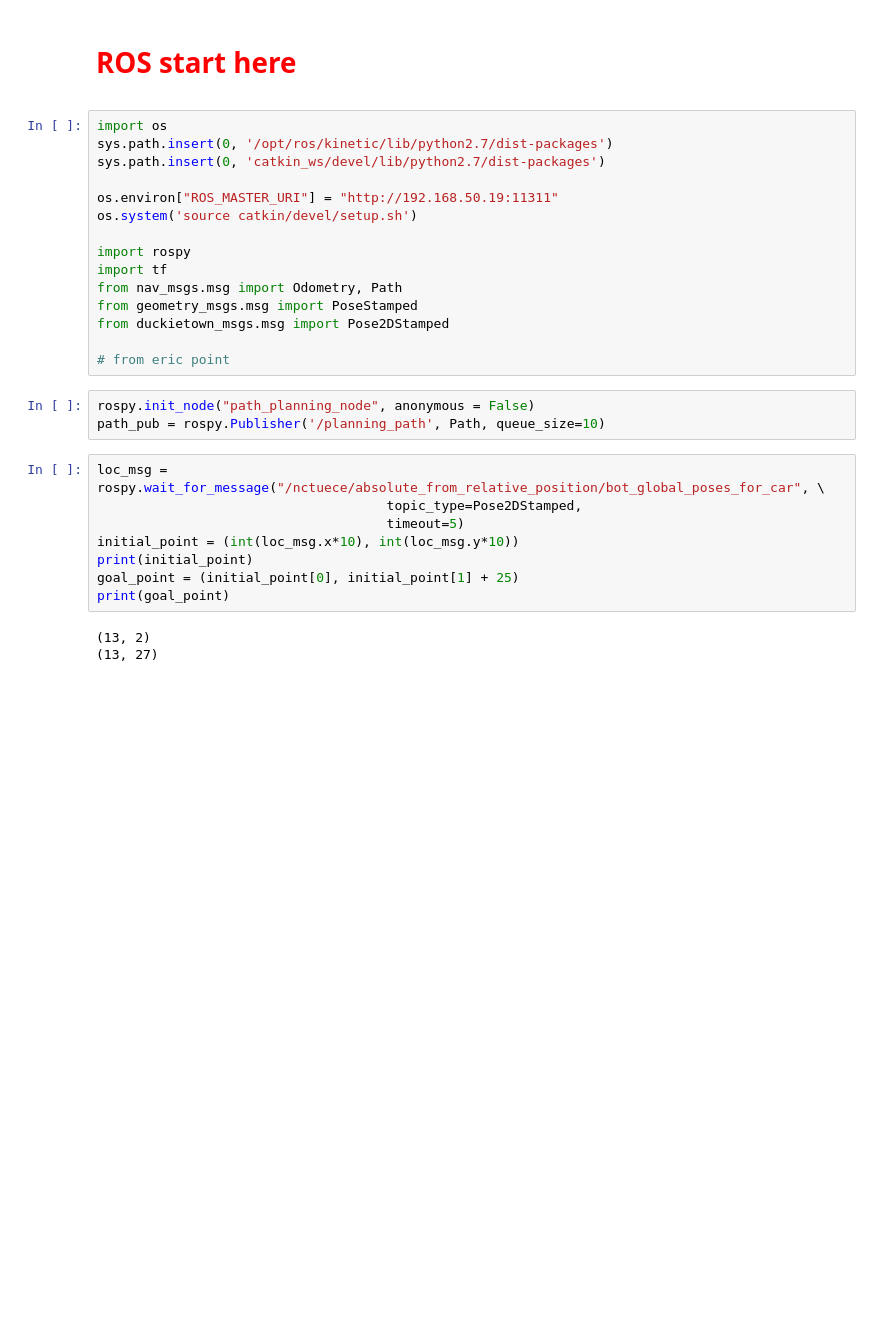
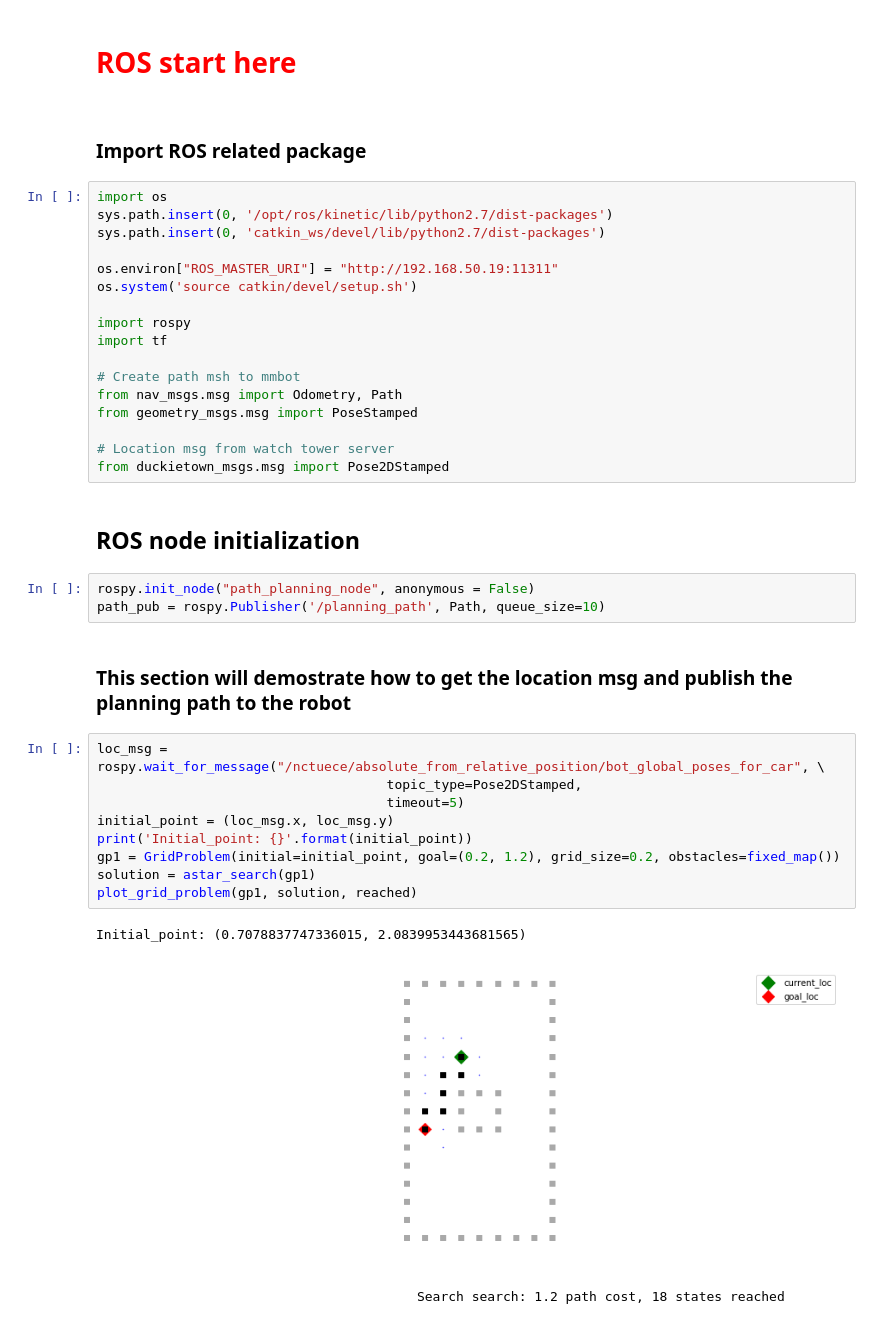
Before and after one commit to OpenPPAT/hcc-2019-lab3, a Jupyter notebook: topic1_astar_path_planning.ipynb, the cells around one changed output. Drawn from its saved outputs; the diff is of its cells as text; blank space fills up the shorter version.

```diff
--- a/topic1_astar_path_planning.ipynb
+++ b/topic1_astar_path_planning.ipynb
@@ -323,6 +343,8 @@ plot_grid_problem(gp1, sol5, reached)
 
 # ROS start here
 </font>
+# %% [markdown]
+### Import ROS related package
 # %%
 import os
 sys.path.insert(0, '/opt/ros/kinetic/lib/python2.7/dist-packages')
@@ -333,22 +355,30 @@ os.system('source catkin/devel/setup.sh')
 
 import rospy
 import tf
+
+# Create path msh to mmbot
 from nav_msgs.msg import Odometry, Path
 from geometry_msgs.msg import PoseStamped
+
+# Location msg from watch tower server
 from duckietown_msgs.msg import Pose2DStamped
-
-# from eric point
+# %% [markdown]
+## ROS node initialization
 # %%
 rospy.init_node("path_planning_node", anonymous = False)
 path_pub = rospy.Publisher('/planning_path', Path, queue_size=10)
+# %% [markdown]
+### This section will demostrate how to get the location msg and publish the planning path to the robot
 # %%
 loc_msg = rospy.wait_for_message("/nctuece/absolute_from_relative_position/bot_global_poses_for_car", \
                                      topic_type=Pose2DStamped,
                                      timeout=5)
-initial_point = (int(loc_msg.x*10), int(loc_msg.y*10))
-print(initial_point)
-goal_point = (initial_point[0], initial_point[1] + 25)
-print(goal_point)
+initial_point = (loc_msg.x, loc_msg.y)
+print('Initial_point: {}'.format(initial_point))
+gp1 = GridProblem(initial=initial_point, goal=(0.2, 1.2), grid_size=0.2, obstacles=fixed_map())
+solution = astar_search(gp1)
+plot_grid_problem(gp1, solution, reached)
 # %% [output]
-(13, 2)
-(13, 27)
+Initial_point: (0.7078837747336015, 2.0839953443681565)
+[figure, added]
+                                         Search search: 1.2 path cost, 18 states reached
```
Also changed, not shown: parts of 16 cells of this notebook, 3 other files.
